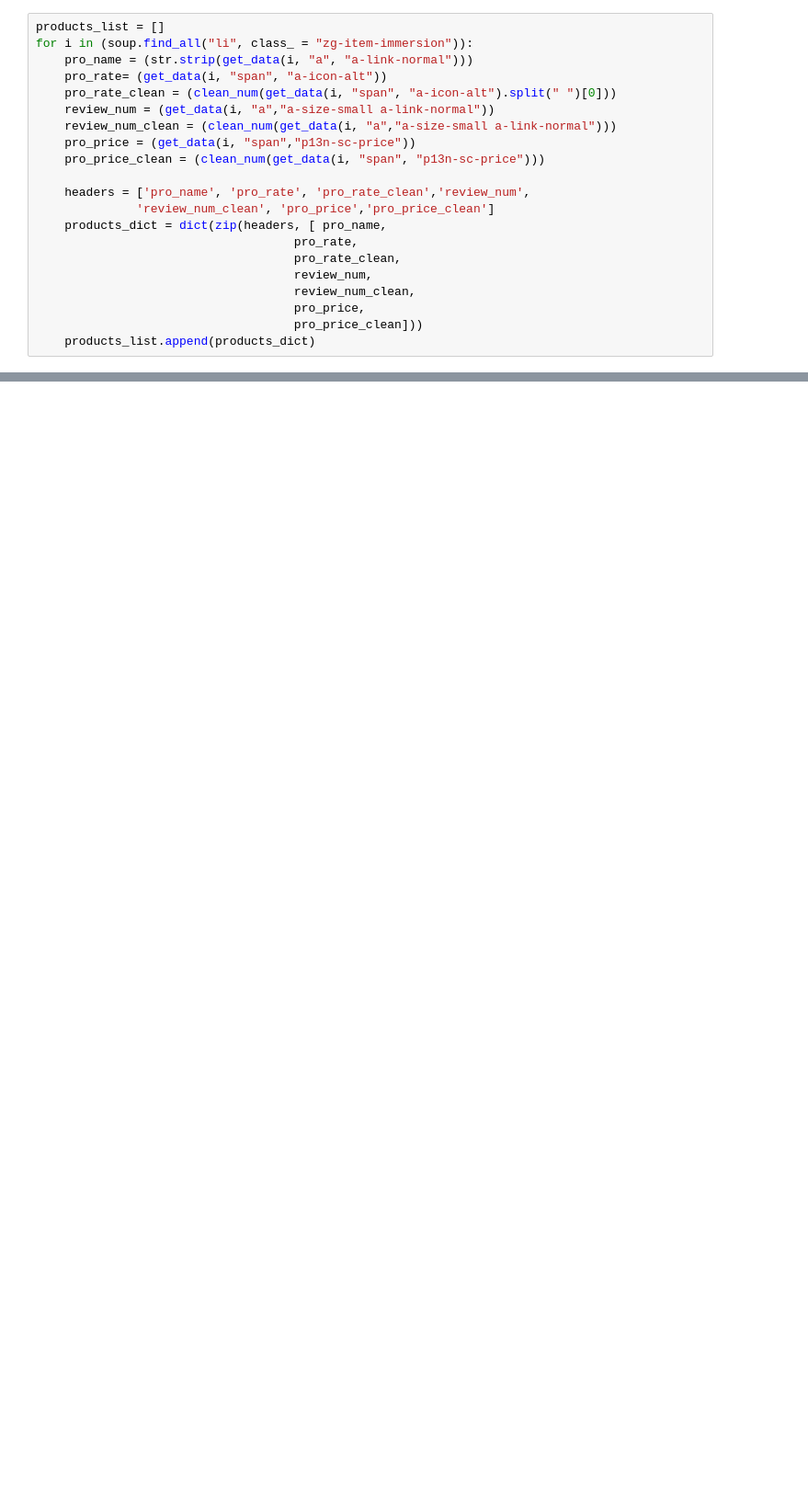
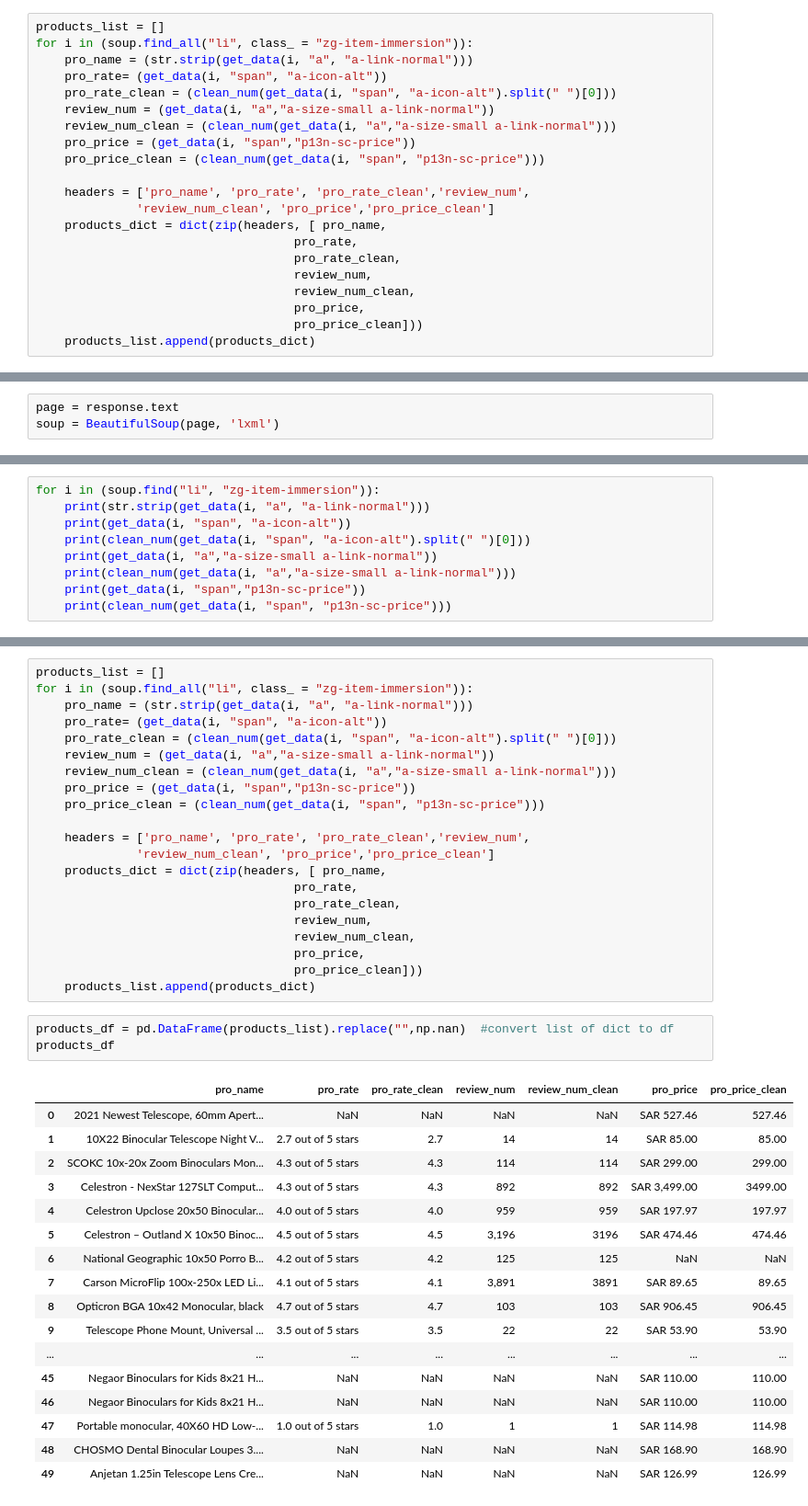
Before and after one commit to NjoodMoh/Linear-Regression, a Jupyter notebook: p2.ipynb, the cells around one changed output, grey strips where cells are left out. Shown at 92% size. Saved outputs shown, nothing was run; the diff lists cells and outputs as text; blank space fills up the shorter version.

```diff
--- a/p2.ipynb
+++ b/p2.ipynb
@@ -339,0 +764,3 @@ products_df
+# %%
+page = response.text
+soup = BeautifulSoup(page, 'lxml')
@@ -339,0 +824,9 @@ products_df
+# %%
+for i in (soup.find("li", "zg-item-immersion")):
+    print(str.strip(get_data(i, "a", "a-link-normal")))
+    print(get_data(i, "span", "a-icon-alt"))
+    print(clean_num(get_data(i, "span", "a-icon-alt").split(" ")[0]))
+    print(get_data(i, "a","a-size-small a-link-normal"))
+    print(clean_num(get_data(i, "a","a-size-small a-link-normal")))
+    print(get_data(i, "span","p13n-sc-price"))
+    print(clean_num(get_data(i, "span", "p13n-sc-price")))
@@ -339,0 +841,42 @@ products_df
+# %%
+products_list = []
+for i in (soup.find_all("li", class_ = "zg-item-immersion")):
+    pro_name = (str.strip(get_data(i, "a", "a-link-normal")))
+    pro_rate= (get_data(i, "span", "a-icon-alt"))
+    pro_rate_clean = (clean_num(get_data(i, "span", "a-icon-alt").split(" ")[0]))
+    review_num = (get_data(i, "a","a-size-small a-link-normal"))
+    review_num_clean = (clean_num(get_data(i, "a","a-size-small a-link-normal")))
+    pro_price = (get_data(i, "span","p13n-sc-price"))
+    pro_price_clean = (clean_num(get_data(i, "span", "p13n-sc-price")))
+
+    headers = ['pro_name', 'pro_rate', 'pro_rate_clean','review_num',
+              'review_num_clean', 'pro_price','pro_price_clean']
+    products_dict = dict(zip(headers, [ pro_name,
+                                    pro_rate,
+                                    pro_rate_clean,
+                                    review_num,
+                                    review_num_clean,
+                                    pro_price,
+                                    pro_price_clean]))
+    products_list.append(products_dict)
+# %%
+products_df = pd.DataFrame(products_list).replace("",np.nan)  #convert list of dict to df
+products_df
+# %% [output]
+|  | pro_name | pro_rate | pro_rate_clean | review_num | review_num_clean | pro_price | pro_price_clean |
+| 0 | 2021 Newest Telescope, 60mm Apert... | NaN | NaN | NaN | NaN | SAR 527.46 | 527.46 |
+| 1 | 10X22 Binocular Telescope Night V... | 2.7 out of 5 stars | 2.7 | 14 | 14 | SAR 85.00 | 85.00 |
+| 2 | SCOKC 10x-20x Zoom Binoculars Mon... | 4.3 out of 5 stars | 4.3 | 114 | 114 | SAR 299.00 | 299.00 |
+| 3 | Celestron - NexStar 127SLT Comput... | 4.3 out of 5 stars | 4.3 | 892 | 892 | SAR 3,499.00 | 3499.00 |
+| 4 | Celestron Upclose 20x50 Binocular... | 4.0 out of 5 stars | 4.0 | 959 | 959 | SAR 197.97 | 197.97 |
+| 5 | Celestron – Outland X 10x50 Binoc... | 4.5 out of 5 stars | 4.5 | 3,196 | 3196 | SAR 474.46 | 474.46 |
+| 6 | National Geographic 10x50 Porro B... | 4.2 out of 5 stars | 4.2 | 125 | 125 | NaN | NaN |
+| 7 | Carson MicroFlip 100x-250x LED Li... | 4.1 out of 5 stars | 4.1 | 3,891 | 3891 | SAR 89.65 | 89.65 |
+| 8 | Opticron BGA 10x42 Monocular, black | 4.7 out of 5 stars | 4.7 | 103 | 103 | SAR 906.45 | 906.45 |
+| 9 | Telescope Phone Mount, Universal ... | 3.5 out of 5 stars | 3.5 | 22 | 22 | SAR 53.90 | 53.90 |
+| ... | ... | ... | ... | ... | ... | ... | ... |
+| 45 | Negaor Binoculars for Kids 8x21 H... | NaN | NaN | NaN | NaN | SAR 110.00 | 110.00 |
+| 46 | Negaor Binoculars for Kids 8x21 H... | NaN | NaN | NaN | NaN | SAR 110.00 | 110.00 |
+| 47 | Portable monocular, 40X60 HD Low-... | 1.0 out of 5 stars | 1.0 | 1 | 1 | SAR 114.98 | 114.98 |
+| 48 | CHOSMO Dental Binocular Loupes 3.... | NaN | NaN | NaN | NaN | SAR 168.90 | 168.90 |
+| 49 | Anjetan 1.25in Telescope Lens Cre... | NaN | NaN | NaN | NaN | SAR 126.99 | 126.99 |
```
Also changed, not shown: parts of 99 cells of this notebook.
